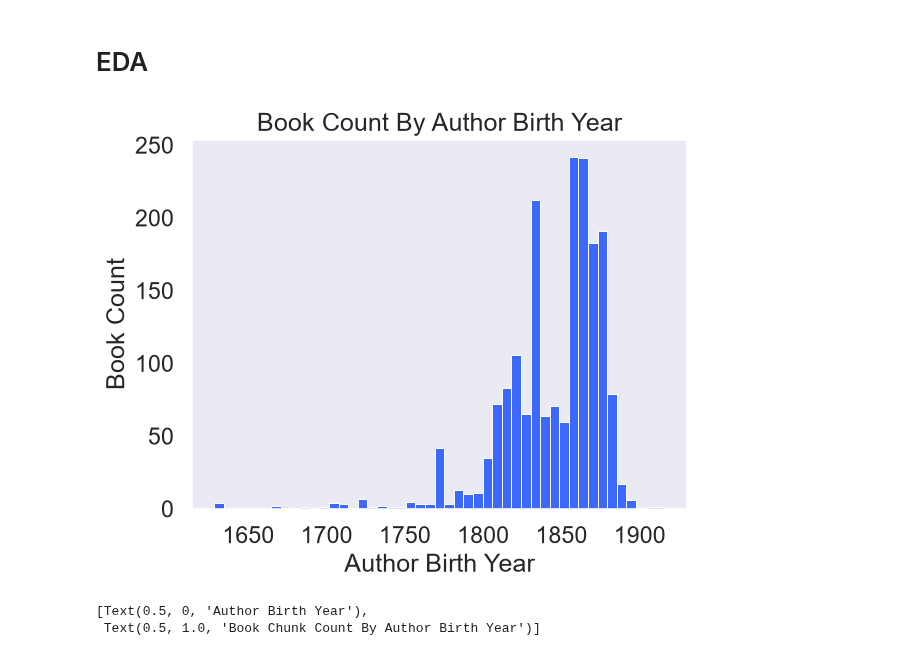
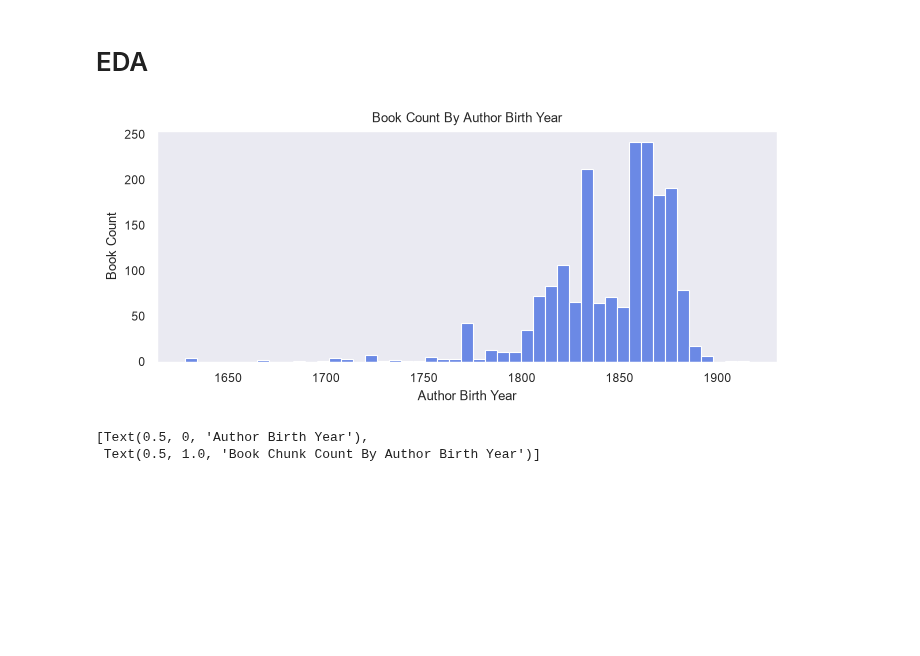
Before and after one commit to Menachem631/author-birth-year, a Jupyter notebook: Begin2.ipynb, the cells around one changed output. Saved outputs shown, nothing was run; the diff lists cells and outputs as text; code cells hidden in the pictures; blank space fills up the shorter version.

```diff
--- a/Begin2.ipynb
+++ b/Begin2.ipynb
@@ -166,12 +167,13 @@ sample = load_data(all_translation_words, count = 2000)
 df = Corpus(sample).clean_corpus(first_part_only = False)
 # %% [markdown]
 # EDA
-# %%
-ax = sns.histplot(df[df.number ==1].birth_year)
-ax.set(xlabel = 'Author Birth Year', title = 'Book Count By Author Birth Year', ylabel = 'Book Count')
-ax.figure.savefig(r"C:\Users\menac\PycharmProjects\Text Analysis\charts\books_by_author.png", bbox_inches = 'tight', pad_inches = 0.1)
-# %% [output]
-[figure, removed]
+# %%
+plt.figure(figsize=(8,3))
+ax = sns.histplot(df[df.number ==1].birth_year, color='royalblue')
+ax.set(xlabel = 'Author Birth Year', title = 'Book Count By Author Birth Year', ylabel = 'Book Count')
+ax.figure.savefig(r"C:\Users\menac\PycharmProjects\Text Analysis\charts\books_by_author.png", bbox_inches = 'tight', pad_inches = 0.1)
+# %% [output]
+[figure, added]
 # %%
 ax = sns.histplot(df.birth_year)
 ax.set(xlabel = 'Author Birth Year', title = 'Book Chunk Count By Author Birth Year')
```
Also changed, not shown: parts of 13 cells of this notebook, 11 other files.
